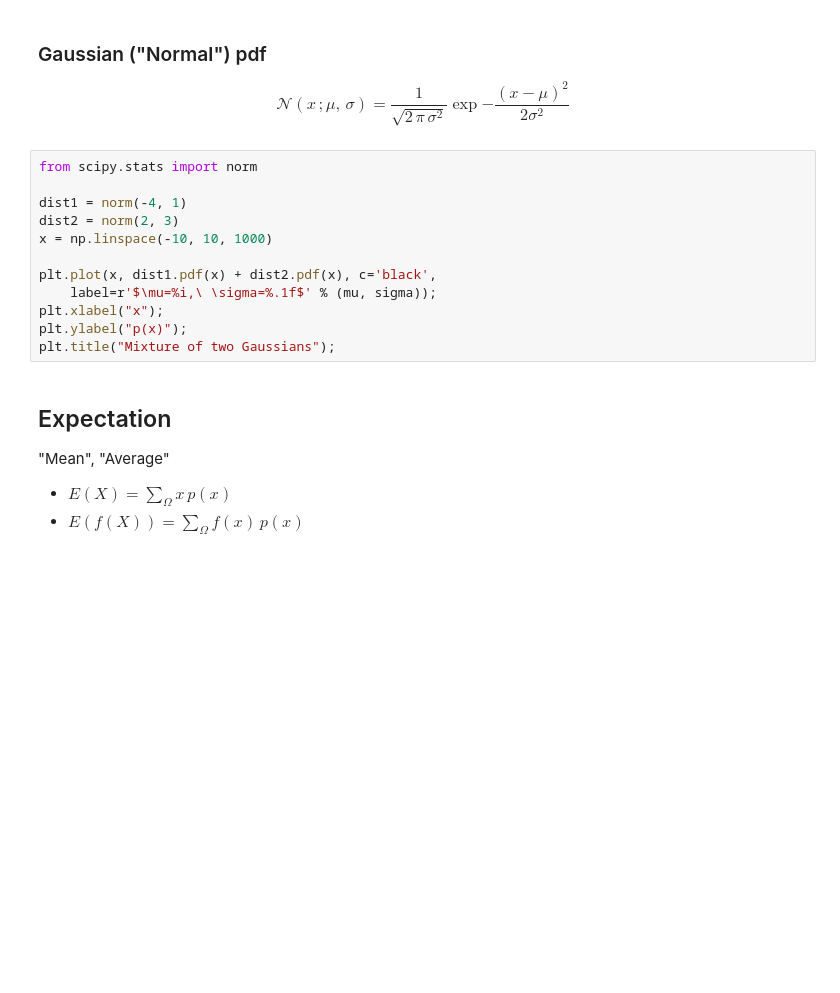
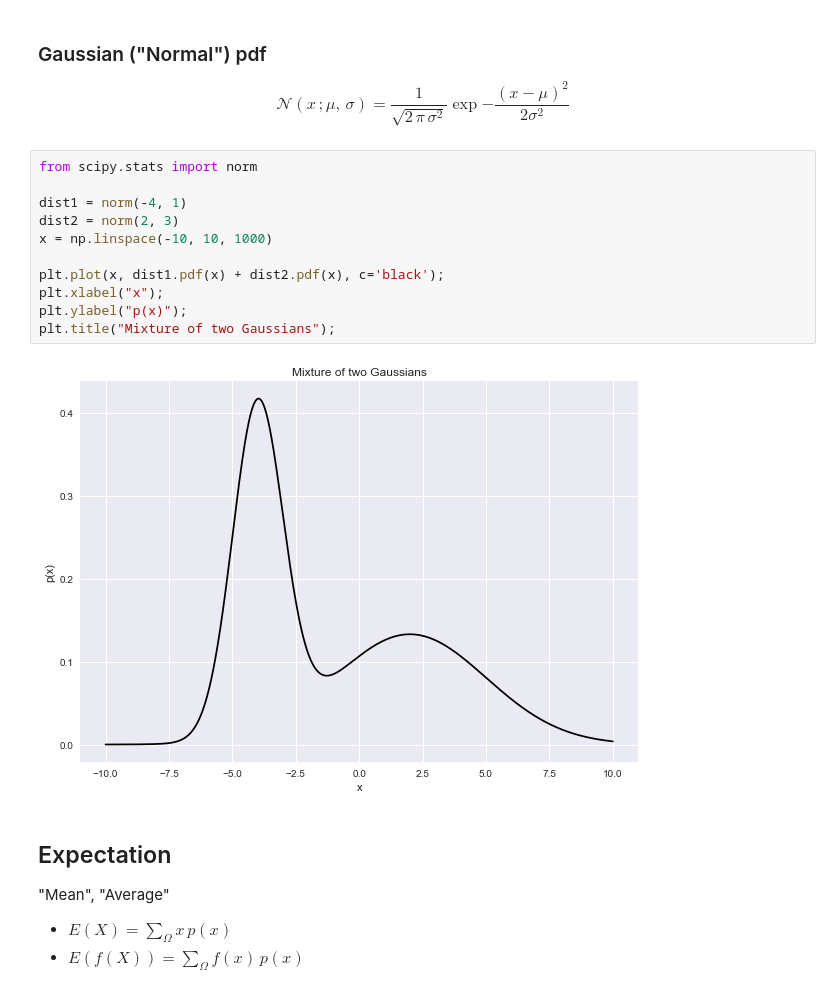
Before and after one commit to bogovicj/JaneliaMLCourse, a Jupyter notebook: lecture_1/Lecture_1.ipynb, the cells around one changed output. Saved outputs shown, nothing was run; the diff lists cells and outputs as text; blank space fills up the shorter version.

```diff
--- a/lecture_1/Lecture_1.ipynb
+++ b/lecture_1/Lecture_1.ipynb
@@ -649,15 +649,16 @@ NameError: name 'mu' is not defined
 # %%
 from scipy.stats import norm
 
 dist1 = norm(-4, 1)
 dist2 = norm(2, 3)
 x = np.linspace(-10, 10, 1000)
 
-plt.plot(x, dist1.pdf(x) + dist2.pdf(x), c='black',
-    label=r'$\mu=%i,\ \sigma=%.1f$' % (mu, sigma));
+plt.plot(x, dist1.pdf(x) + dist2.pdf(x), c='black');
 plt.xlabel("x");
 plt.ylabel("p(x)");
 plt.title("Mixture of two Gaussians");
+# %% [output]
+[figure, added]
 # %% [markdown]
 ## Expectation
 "Mean", "Average"
```
Also changed, not shown: parts of 4 cells of this notebook.
